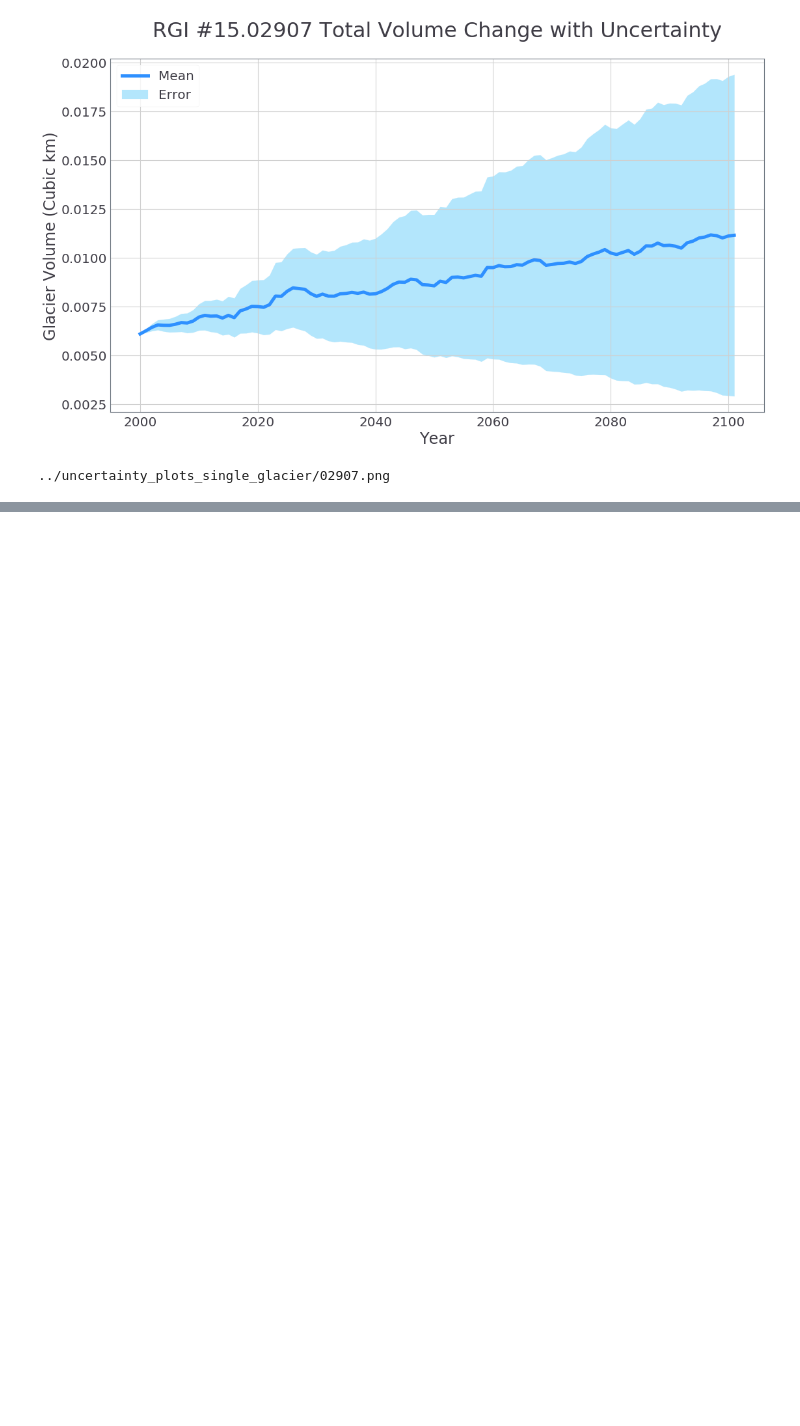
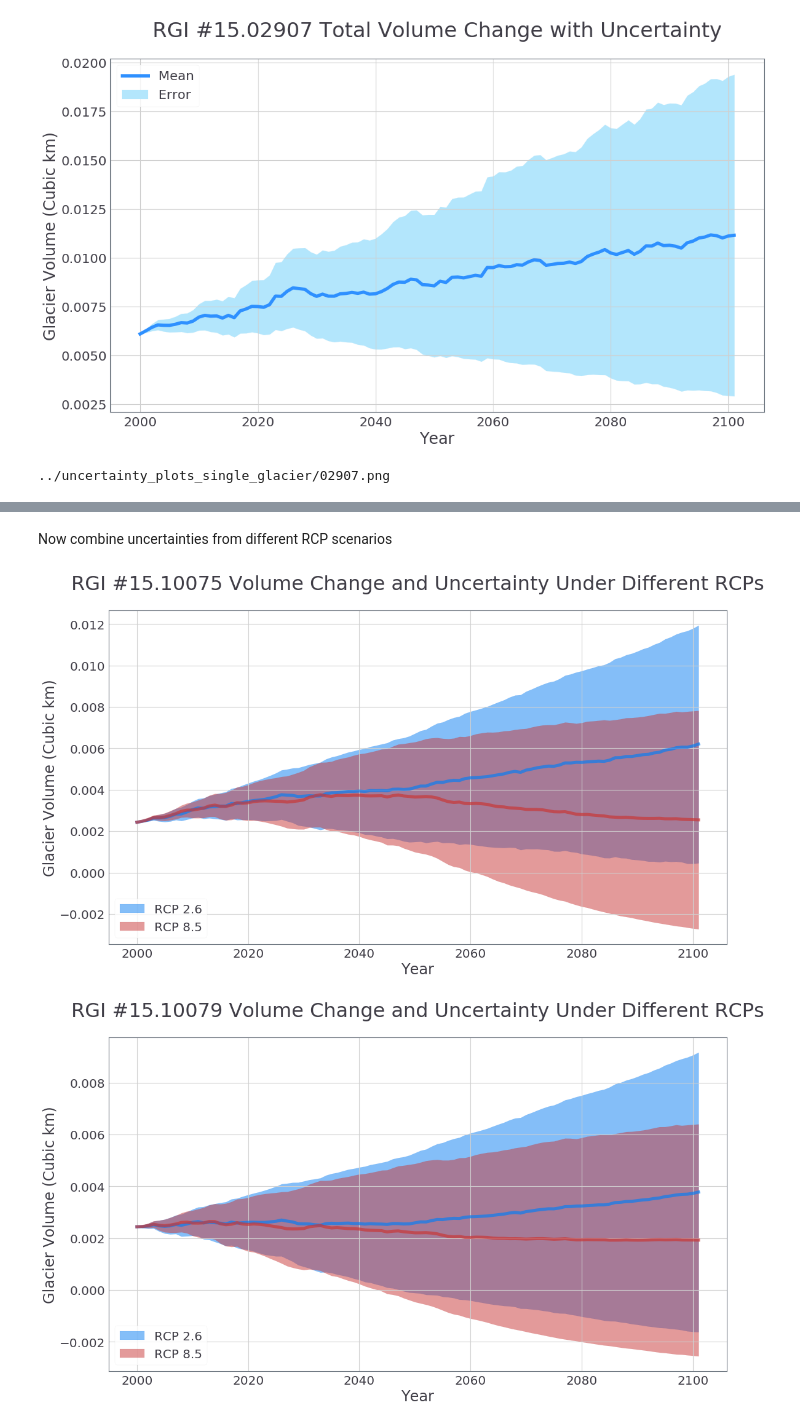
Before and after one commit to drounce/PyGEM, a Jupyter notebook: model_results_plot.ipynb, the cells around one changed output, grey strips where cells are left out. Drawn from its saved outputs; the diff is of its cells as text; code cells hidden in the pictures; blank space fills up the shorter version.

```diff
--- a/model_results_plot.ipynb
+++ b/model_results_plot.ipynb
@@ -358,0 +371,70 @@ Attributes:
+# %% [markdown]
+Now combine uncertainties from different RCP scenarios
+# %%
+glacs = [{0:'10075', 1:'10079', 2:'10059', 3: '10060'}, {0:'03473', 1:'03733', 2:'10092', 3: '02907'}]
+line_colors = ['#C93737', '#0B7EF2', '#63c30f', '#2E90FF', '#4C0099', '#CC6600']
+shade_colors = ['#C93737', '#0B7EF2', '#CEF6AB', '#B3E6FC', '#DCB3FC', '#FFD9A8']
+num_stds = 1
+ds_names = ['27_10000', '29_4glaciers10000', '31_4glaciers10000', '30_4glaciers10000']
+rcp = ['RCP 2.6', 'RCP 8.5', 'RCP 8.5', 'RCP 8.5']
+rcp2 = ['26', '26', '85', '85']
+alpha = 0.7
+s_alpha = 0.5
+
+for k in range(2):
+
+    for j in range(4):
+
+        # do the plotting
+        fig = plt.figure()
+
+        for l in [0,2]:
+
+            if l < 1:
+
+                index = [0, 1, 2, 3]
+
+            elif l >= 1:
+
+                index = [2,3,0,1]
+
+
+            # get series of volume changes for different param sets
+            series = []
+            for run in results[ds_names[k+l]].sim.values:
+                sr = results[ds_names[k+l]]['volume_glac_annual'].sel(glac_idx=index[j], sim=run).to_series()
+                series.append(sr)
+
+            runs = pd.concat(series, axis=1)
+
+            # find means and errors for plotting uncertainties
+            mean = pd.concat(series, axis=1).mean(axis=1)
+            std = pd.concat(series, axis=1).std(axis=1)
+
+            if l < 1:
+                plt.plot(mean, color=line_colors[1], linewidth=5, alpha=alpha)
+                plt.fill_between(std.index, mean-(num_stds*std), mean+(num_stds*std), label=rcp[l], color=shade_colors[1], alpha=s_alpha)
+
+            else:
+                plt.plot(mean, color=line_colors[0], linewidth=5, alpha=alpha)
+                plt.fill_between(std.index, mean-(num_stds*std), mean+(num_stds*std), label=rcp[l], color=shade_colors[0], alpha=s_alpha)
+
+
+        # niceties
+        plt.title('RGI #15.' + glacs[k%2][j] + ' Volume Change and Uncertainty Under Different RCPs', fontsize = 32, y=1.05)
+        plt.ylabel('Glacier Volume (Cubic km)', fontsize =24)
+        plt.xlabel('Year', fontsize = 24)
+
+        plt.xticks(fontsize=20)
+        plt.yticks(fontsize=20)
+
+        plt.legend(loc='lower left', fontsize=20)
+
+        plt.show()
+
+        #print('../uncertainty_plots_single_glacier/' + glacs[k%2][j] + '_comparison' + '.png')
+
+        #fig.savefig('../uncertainty_plots_single_glacier/' + glacs[k%2][j] + '_comparison' + '.png')
+# %% [output]
+[figure, added]
+[figure, added]
```
Also changed, not shown: parts of 9 cells of this notebook, 3 other files.
